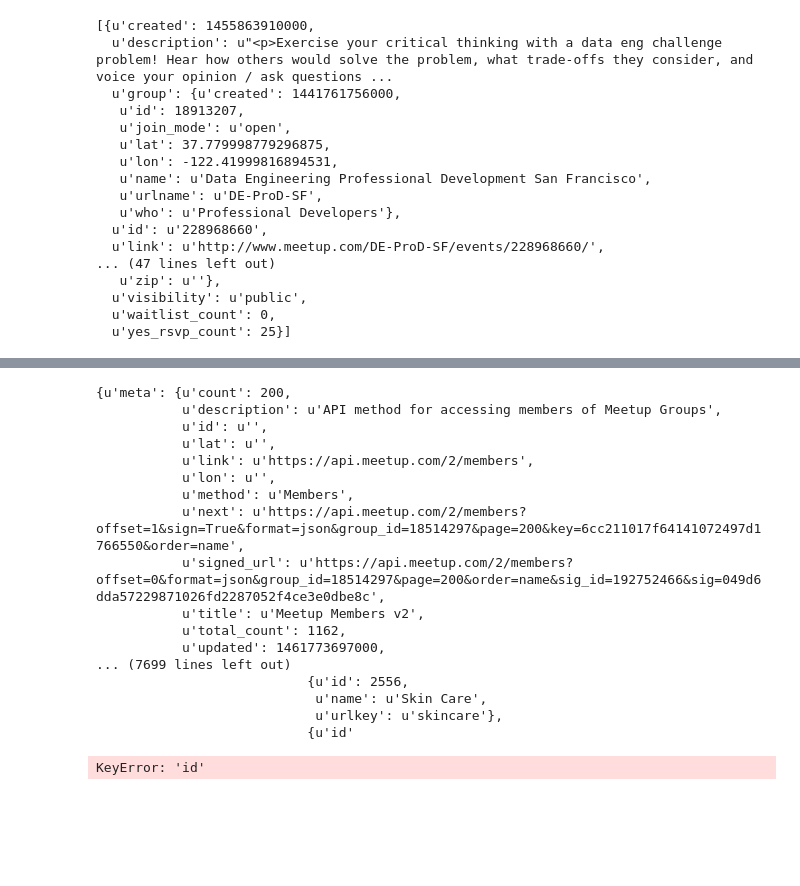
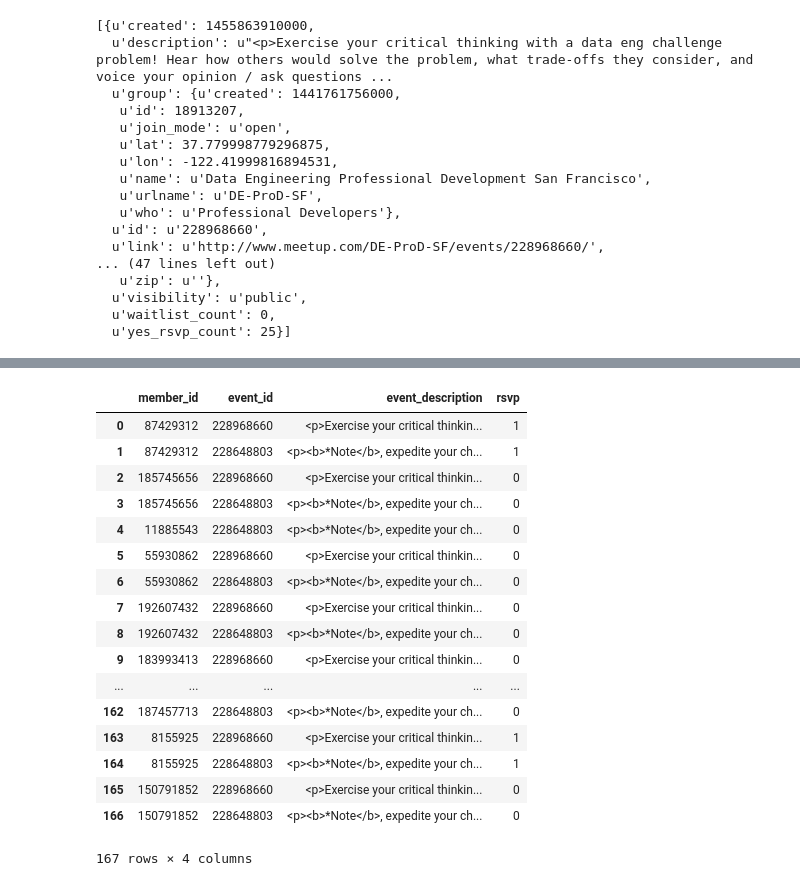
Before and after one commit to b-flat/meetup, a Jupyter notebook: Data.ipynb, the cells around one changed output, grey strips where cells are left out. Cells and saved outputs as stored; diff of their text form; code cells hidden in the pictures; blank space fills up the shorter version.

```diff
--- a/Data.ipynb
+++ b/Data.ipynb
@@ -138,0 +214,5 @@ df
+# %%
+df_2 = df_1[(df_1['join_time'] < df_1['event_time'])]
+df_2
+df_2.drop(['join_time','event_time'], axis = 1, inplace = True)
+df_2
@@ -138,0 +242,22 @@ df
+# %%
+df_3 = pd.merge(df_2, df_rsvps, how ='left', on = ['member_id','event_id'])
+df_3.fillna(value = 0)
+# %% [output]
+|  | member_id | event_id | event_description | rsvp |
+| 0 | 87429312 | 228968660 | <p>Exercise your critical thinkin... | 1 |
+| 1 | 87429312 | 228648803 | <p><b>*Note</b>, expedite your ch... | 1 |
+| 2 | 185745656 | 228968660 | <p>Exercise your critical thinkin... | 0 |
+| 3 | 185745656 | 228648803 | <p><b>*Note</b>, expedite your ch... | 0 |
+| 4 | 11885543 | 228648803 | <p><b>*Note</b>, expedite your ch... | 0 |
+| 5 | 55930862 | 228968660 | <p>Exercise your critical thinkin... | 0 |
+| 6 | 55930862 | 228648803 | <p><b>*Note</b>, expedite your ch... | 0 |
+| 7 | 192607432 | 228968660 | <p>Exercise your critical thinkin... | 0 |
+| 8 | 192607432 | 228648803 | <p><b>*Note</b>, expedite your ch... | 0 |
+| 9 | 183993413 | 228968660 | <p>Exercise your critical thinkin... | 0 |
+| ... | ... | ... | ... | ... |
+| 162 | 187457713 | 228648803 | <p><b>*Note</b>, expedite your ch... | 0 |
+| 163 | 8155925 | 228968660 | <p>Exercise your critical thinkin... | 1 |
+| 164 | 8155925 | 228648803 | <p><b>*Note</b>, expedite your ch... | 1 |
+| 165 | 150791852 | 228968660 | <p>Exercise your critical thinkin... | 0 |
+| 166 | 150791852 | 228648803 | <p><b>*Note</b>, expedite your ch... | 0 |
+167 rows × 4 columns
@@ -142,29 +271,0 @@ df
-# %%
-# get all members from a group
-members_url = BASE_URL + '/2/members'
-params = {'sign':'true','key': API_KEY, 'group_id': '18514297'}
-response = requests.get(members_url, params = params)
-members = response.json()
-pprint (members)
-# %% [output]
-{u'meta': {u'count': 200,
-           u'description': u'API method for accessing members of Meetup Groups',
-           u'id': u'',
-           u'lat': u'',
-           u'link': u'https://api.meetup.com/2/members',
-           u'lon': u'',
-           u'method': u'Members',
-           u'next': u'https://api.meetup.com/2/members?offset=1&sign=True&format=json&group_id=18514297&page=200&key=6cc211017f64141072497d1766550&order=name',
-           u'signed_url': u'https://api.meetup.com/2/members?offset=0&format=json&group_id=18514297&page=200&order=name&sig_id=192752466&sig=049d6dda57229871026fd2287052f4ce3e0dbe8c',
-           u'title': u'Meetup Members v2',
-           u'total_count': 1162,
-           u'updated': 1461773697000,
-... (7699 lines left out)
-                           {u'id': 2556,
-                            u'name': u'Skin Care',
-                            u'urlkey': u'skincare'},
-                           {u'id'
-# %%
-members[]
-# %% [output]
-KeyError: 'id'
```
Also changed, not shown: parts of 11 cells of this notebook.
